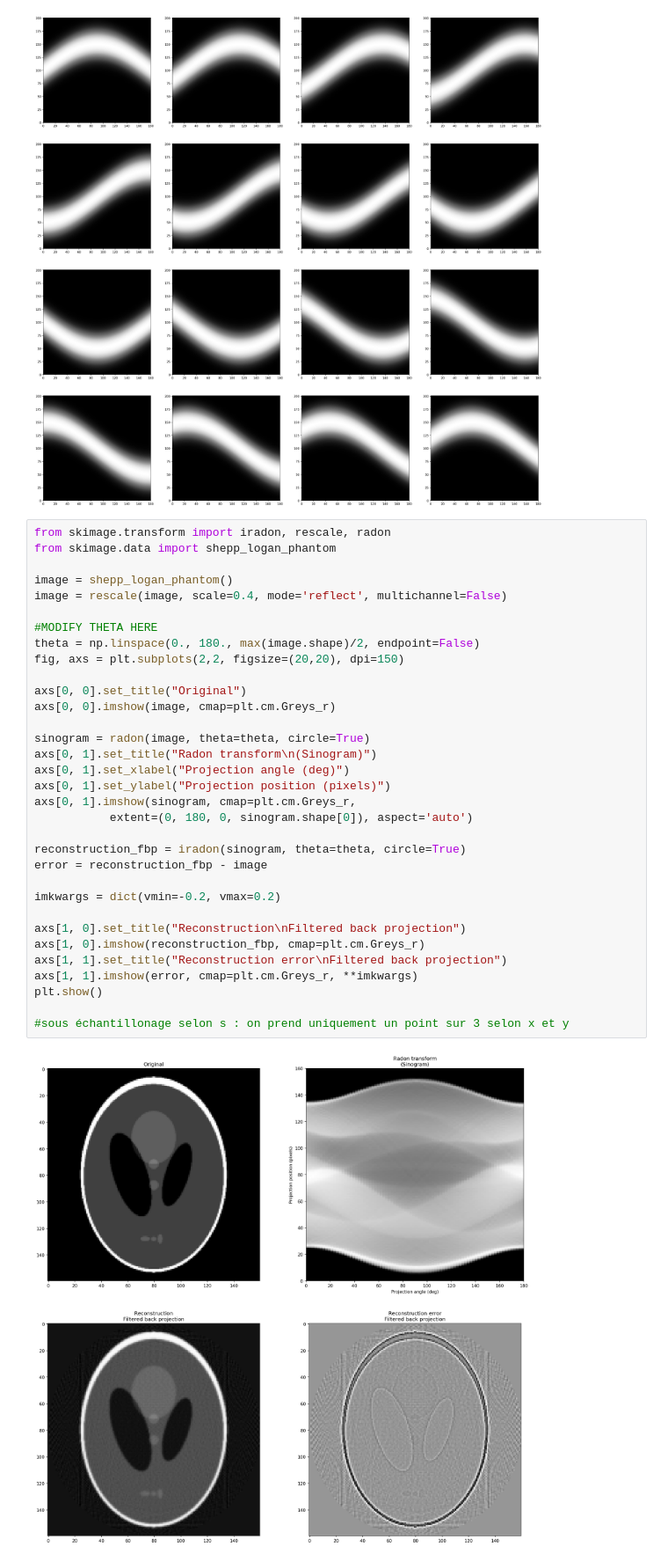
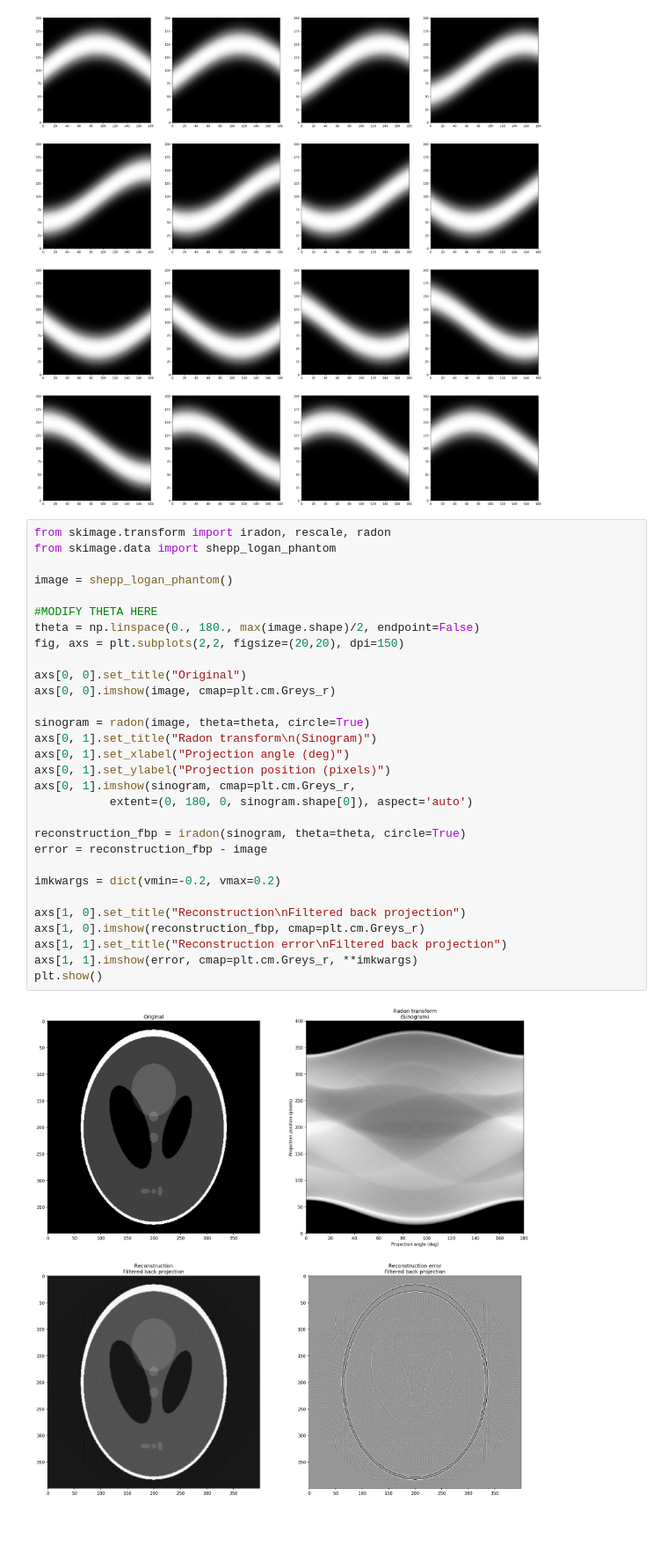
Before and after one commit to ShiversVert/Bio_neuro_imaging, a Jupyter notebook: tomography/tomography.ipynb, the cells around one changed output. Shown at 88% size. Drawn from its saved outputs; the diff is of its cells as text; blank space fills up the shorter version.

```diff
--- a/tomography/tomography.ipynb
+++ b/tomography/tomography.ipynb
@@ -134,34 +134,31 @@ plt.show()
 from skimage.transform import iradon, rescale, radon
 from skimage.data import shepp_logan_phantom
 
 image = shepp_logan_phantom()
-image = rescale(image, scale=0.4, mode='reflect', multichannel=False)
 
 #MODIFY THETA HERE
 theta = np.linspace(0., 180., max(image.shape)/2, endpoint=False)
 fig, axs = plt.subplots(2,2, figsize=(20,20), dpi=150)
 
 axs[0, 0].set_title("Original")
 axs[0, 0].imshow(image, cmap=plt.cm.Greys_r)
 
 sinogram = radon(image, theta=theta, circle=True)
 axs[0, 1].set_title("Radon transform\n(Sinogram)")
 axs[0, 1].set_xlabel("Projection angle (deg)")
 axs[0, 1].set_ylabel("Projection position (pixels)")
 axs[0, 1].imshow(sinogram, cmap=plt.cm.Greys_r,
            extent=(0, 180, 0, sinogram.shape[0]), aspect='auto')
 
 reconstruction_fbp = iradon(sinogram, theta=theta, circle=True)
 error = reconstruction_fbp - image
 
 imkwargs = dict(vmin=-0.2, vmax=0.2)
 
 axs[1, 0].set_title("Reconstruction\nFiltered back projection")
 axs[1, 0].imshow(reconstruction_fbp, cmap=plt.cm.Greys_r)
 axs[1, 1].set_title("Reconstruction error\nFiltered back projection")
 axs[1, 1].imshow(error, cmap=plt.cm.Greys_r, **imkwargs)
 plt.show()
-
-#sous échantillonage selon s : on prend uniquement un point sur 3 selon x et y
 # %% [output]
-[figure, old version]
+[figure, new version]
```
Also changed, not shown: parts of 1 cell of this notebook.
